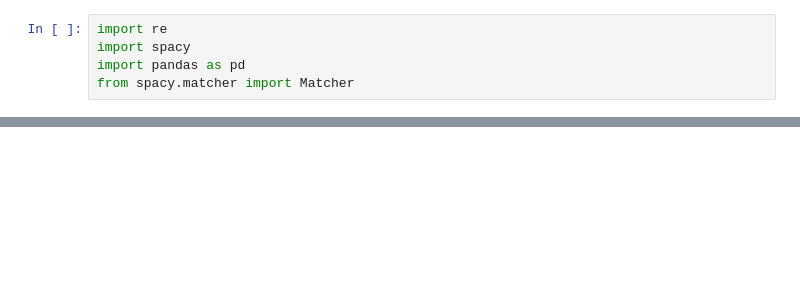
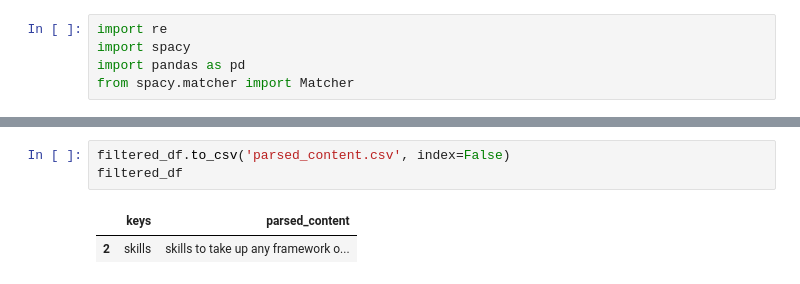
Before and after one commit to ariqlubis/careerleap-ml, a Jupyter notebook: ReadResume.ipynb, the cells around one changed output, grey strips where cells are left out. Cells and saved outputs as stored; diff of their text form; blank space fills up the shorter version.

```diff
--- a/ReadResume.ipynb
+++ b/ReadResume.ipynb
@@ -141,0 +119,6 @@ pd.DataFrame(parsed_content.items())
+# %%
+filtered_df.to_csv('parsed_content.csv', index=False)
+filtered_df
+# %% [output]
+|  | keys | parsed_content |
+| 2 | skills | skills to take up any framework o... |
```
Also changed, not shown: parts of 31 cells of this notebook.
